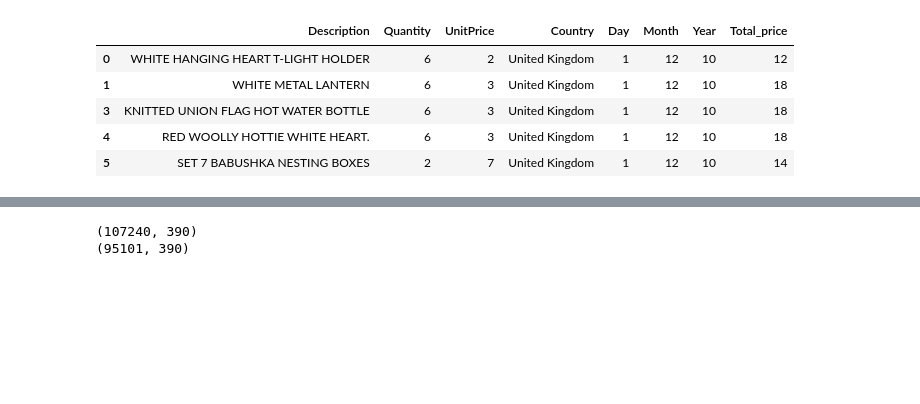
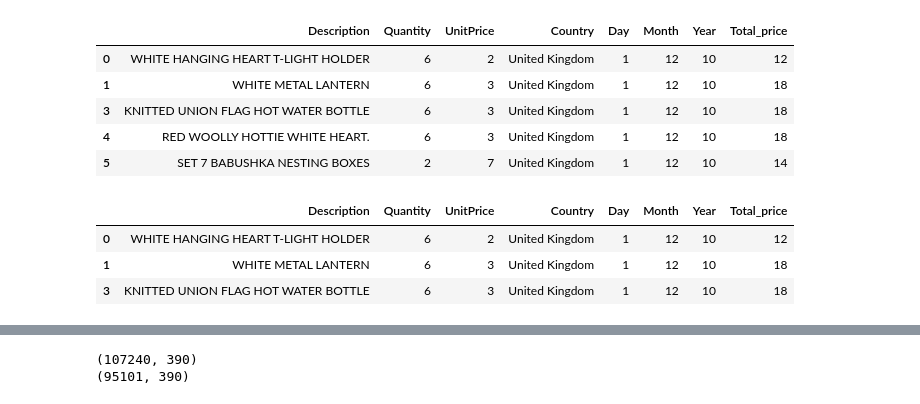
Before and after one commit to vinodkumargr/retail_transaction_pred, a Jupyter notebook: notebook_1.ipynb, the cells around one changed output, grey strips where cells are left out. Cells and saved outputs as stored; diff of their text form; code cells hidden in the pictures; blank space fills up the shorter version.

```diff
--- a/notebook_1.ipynb
+++ b/notebook_1.ipynb
@@ -393,4 +393,11 @@ df.head(5)
 #final_df=pd.concat([x_test,y_test],axis=1)
 #final_df.to_csv("final_data.csv")
 #final_df.shape
+# %%
+df.head(3)
+# %% [output]
+|  | Description | Quantity | UnitPrice | Country | Day | Month | Year | Total_price |
+| 0 | WHITE HANGING HEART T-LIGHT HOLDER | 6 | 2 | United Kingdom | 1 | 12 | 10 | 12 |
+| 1 | WHITE METAL LANTERN | 6 | 3 | United Kingdom | 1 | 12 | 10 | 18 |
+| 3 | KNITTED UNION FLAG HOT WATER BOTTLE | 6 | 3 | United Kingdom | 1 | 12 | 10 | 18 |
 # %%
```
Also changed, not shown: parts of 4 cells of this notebook, 6 other files.
